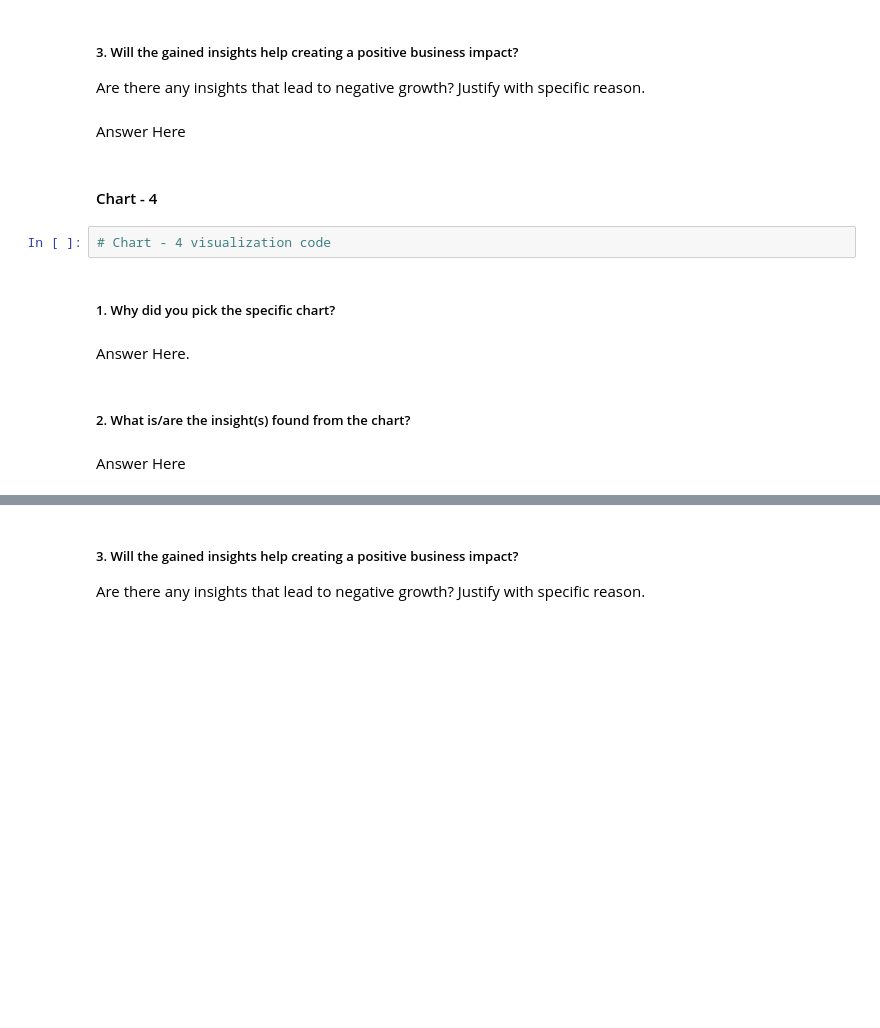
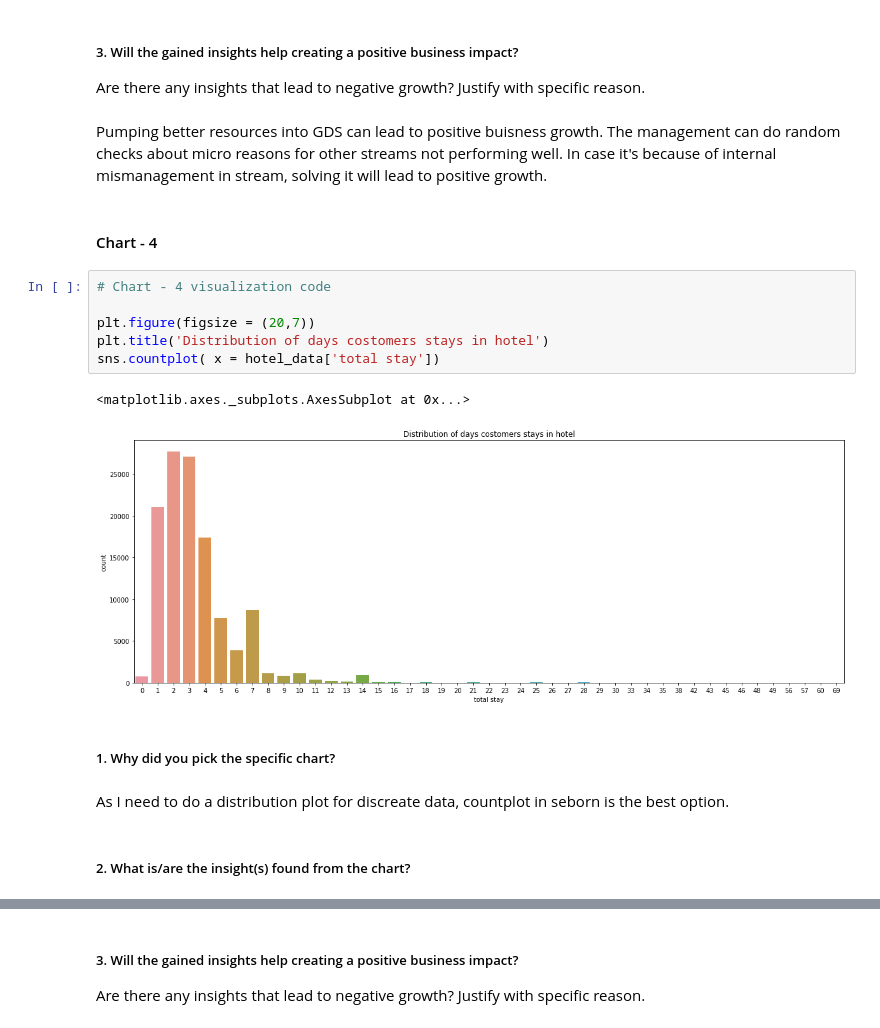
Before and after one commit to akashsinghsharma/almabetter-pythonEDA-project, a Jupyter notebook: EDA_Submission.ipynb, the cells around one changed output, grey strips where cells are left out. Drawn from its saved outputs; the diff is of its cells as text; blank space fills up the shorter version.

```diff
--- a/EDA_Submission.ipynb
+++ b/EDA_Submission.ipynb
@@ -367,17 +411,22 @@ Answer Here
 # %% [markdown]
 ##### 3. Will the gained insights help creating a positive business impact?
 Are there any insights that lead to negative growth? Justify with specific reason.
-# %% [markdown]
-Answer Here
+# %% [markdown]
+Pumping better resources into GDS can lead to positive buisness growth. The management can do random checks about micro reasons for other streams not performing well. In case it's because of internal mismanagement in stream, solving it will lead to positive growth.
 # %% [markdown]
 #### Chart - 4
-# %%
-# Chart - 4 visualization code
+# %%
+# Chart - 4 visualization code
+
+plt.figure(figsize = (20,7))
+plt.title('Distribution of days costomers stays in hotel')
+sns.countplot( x = hotel_data['total stay'])
+# %% [output]
+<matplotlib.axes._subplots.AxesSubplot at 0x...>
+[figure, added]
 # %% [markdown]
 ##### 1. Why did you pick the specific chart?
-# %% [markdown]
-Answer Here.
+# %% [markdown]
+As I need to do a distribution plot for discreate data, countplot in seborn is the best option.
 # %% [markdown]
 ##### 2. What is/are the insight(s) found from the chart?
-# %% [markdown]
-Answer Here
```
Also changed, not shown: parts of 86 cells of this notebook.
